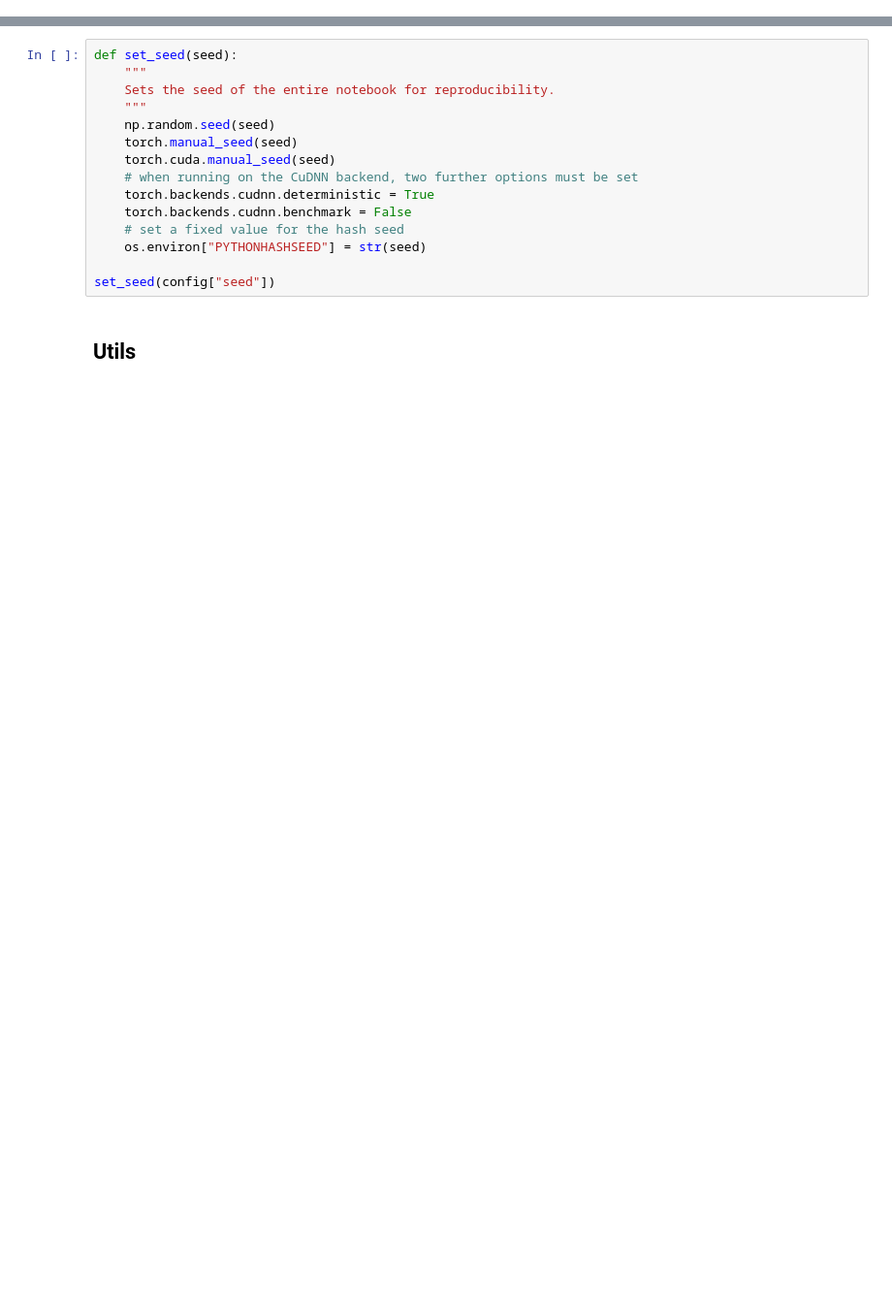
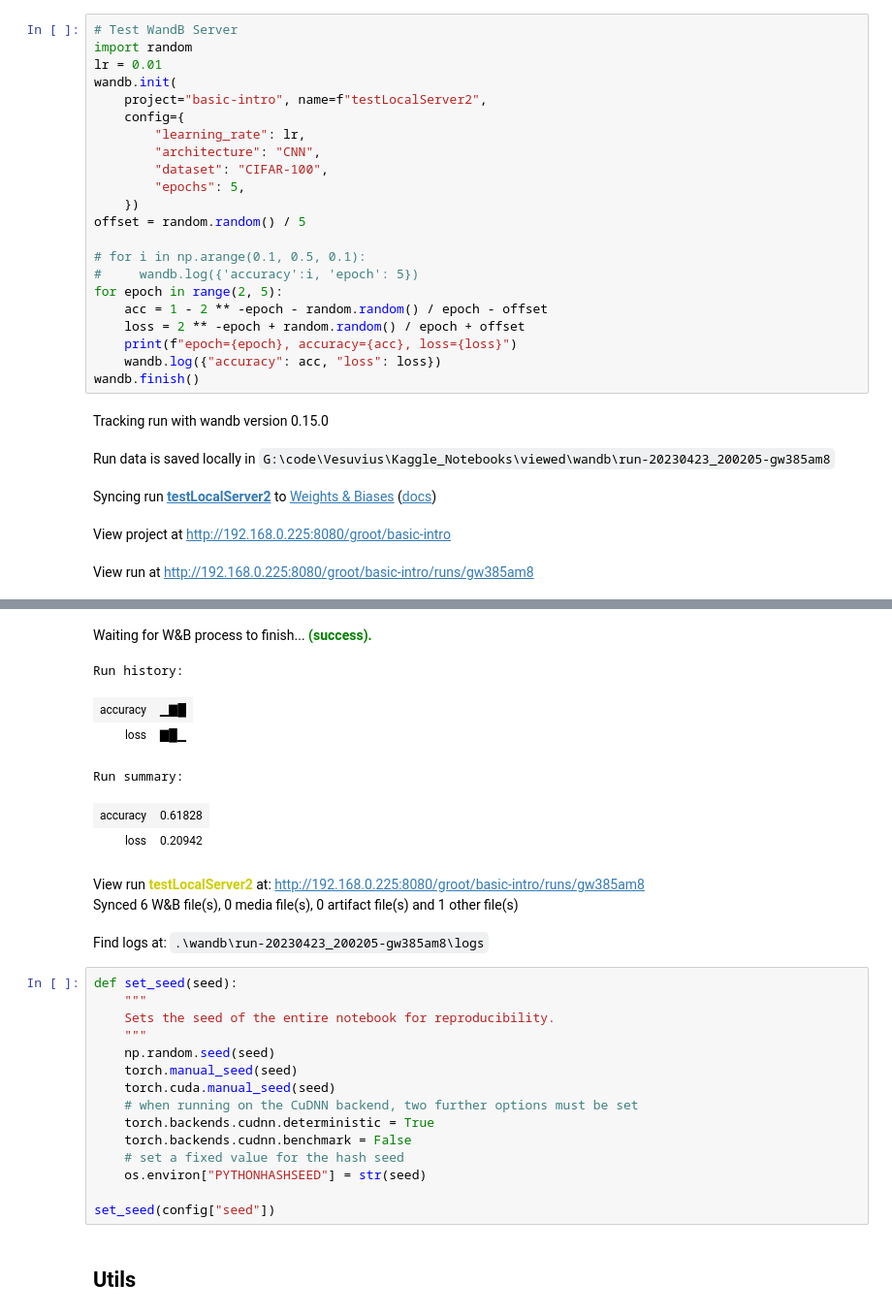
Before and after one commit to jaswged/vesuvius_ink_prediction, a Jupyter notebook: Kaggle_Notebooks/viewed/train-2-5d-pretrained-effnet-b0-ink-classifier.ipynb, the cells around one changed output, grey strips where cells are left out. Shown: that part at 97% size. Saved outputs shown, nothing was run; the diff lists cells and outputs as text; blank space fills up the shorter version.

```diff
--- a/Kaggle_Notebooks/train-2-5d-pretrained-effnet-b0-ink-classifier.ipynb
+++ b/Kaggle_Notebooks/viewed/train-2-5d-pretrained-effnet-b0-ink-classifier.ipynb
@@ -83,3 +68,31 @@ config = {"model_name": "efficientnet_b0",
 EXPERIMENT_NAME = f"{config['model_name']}-subv_{config['subvolume_size']}-zstrt_{config['z_start']}-zdim_{config['z_dim']}-bs_{config['batch_size']}-round_{config['train_rounds']}-step_{config['train_steps']}-thr_{config['threshold']}"
 # %% [output]
 cuda
+# %%
+# Test WandB Server
+import random
+lr = 0.01
+wandb.init(
+    project="basic-intro", name=f"testLocalServer2",
+    config={
+        "learning_rate": lr,
+        "architecture": "CNN",
+        "dataset": "CIFAR-100",
+        "epochs": 5,
+    })
+offset = random.random() / 5
+
+# for i in np.arange(0.1, 0.5, 0.1):
+#     wandb.log({'accuracy':i, 'epoch': 5})
+for epoch in range(2, 5):
+    acc = 1 - 2 ** -epoch - random.random() / epoch - offset
+    loss = 2 ** -epoch + random.random() / epoch + offset
+    print(f"epoch={epoch}, accuracy={acc}, loss={loss}")
+    wandb.log({"accuracy": acc, "loss": loss})
+wandb.finish()
+# %% [output]
+Tracking run with wandb version 0.15.0
+Run data is saved locally in G:\code\Vesuvius\Kaggle_Notebooks\viewed\wandb\run-20230423_200205-gw385am8
+Syncing run testLocalServer2 to Weights & Biases (docs)
+View project at http://192.168.0.225:8080/groot/basic-intro
+View run at http://192.168.0.225:8080/groot/basic-intro/runs/gw385am8
@@ -86,3 +102,13 @@ cuda
+Waiting for W&B process to finish... (success).
+Run history:
+| accuracy | ▁▇█ |
+| loss | ▇█▁ |
+Run summary:
+| accuracy | 0.61828 |
+| loss | 0.20942 |
+View run testLocalServer2 at: http://192.168.0.225:8080/groot/basic-intro/runs/gw385am8
+Synced 6 W&B file(s), 0 media file(s), 0 artifact file(s) and 1 other file(s)
+Find logs at: .\wandb\run-20230423_200205-gw385am8\logs
 # %%
 def set_seed(seed):
     """
```
Also changed, not shown: parts of 18 cells of this notebook, 11 other files.
